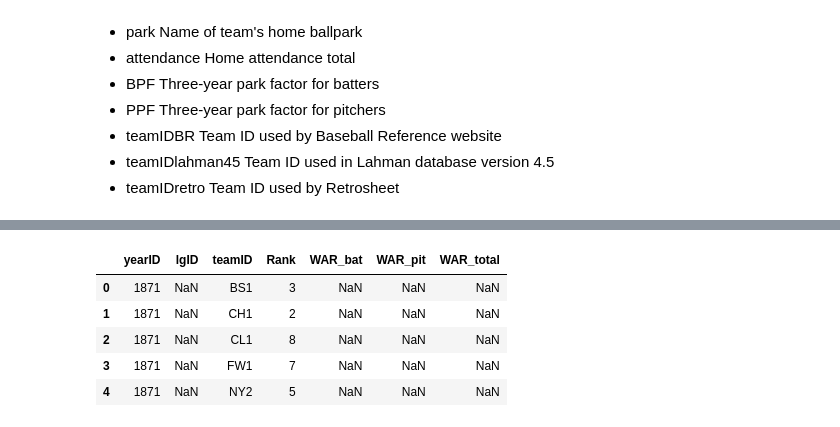
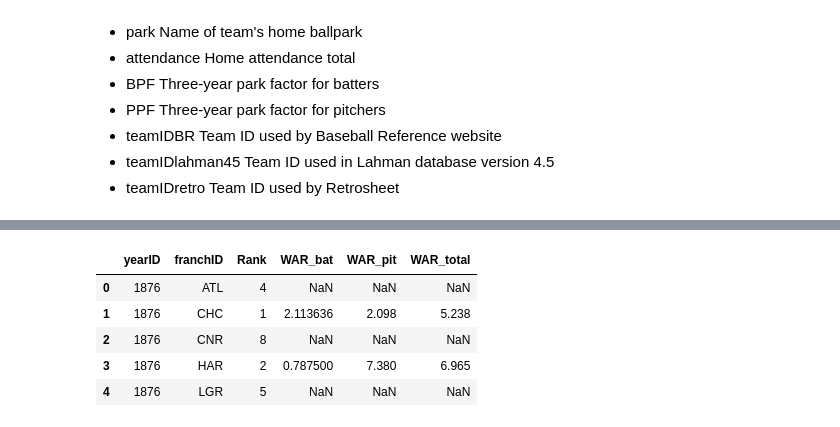
Before and after one commit to ghelms/MoneyBall-2.0, a Jupyter notebook: teams.ipynb, the cells around one changed output, grey strips where cells are left out. Drawn from its saved outputs; the diff is of its cells as text; code cells hidden in the pictures.

```diff
--- a/teams.ipynb
+++ b/teams.ipynb
@@ -95,42 +83,49 @@ player.head()
 # %%
-def create_team_war(teams, player, cols):
+def agg_player_to_team_stats(teams, player, cols):
     """
     Creates a new dataframe with the an aggregated WAR score for each team for each year
 
     Parameters
     ----------
     teams : DataFrame
         DataFrame containing the team information per year
     player : DataFrame
         DataFrame containing the player information such as WAR, salary, height etc.
     cols : list
         List of columns to aggregate in the player dataframe
 
     Returns
     -------
     DataFrame
         DataFrame containing the aggregated WAR score for each team for each year
     """
+    # Filter out by NL
+    teams = teams[teams["lgID"] == "NL"]
     # Team columns to keep
-    team_cols = ["yearID","lgID","teamID", "Rank"]
+    team_cols = ["yearID","teamID","franchID", "Rank"]
     teams = teams[team_cols]
 
-    # Group by team and year and aggregate the cols by mean
-    team_war = player.groupby(["yearID", "teamID"])[cols].mean().reset_index()
+    # Rename player col teamID to franchID
+    player = player.rename(columns={"teamID":"franchID"})
+    # Group by team and year and aggregate the cols by mean and ignore the NA values
+    team_war = player.groupby(["yearID", "franchID"])[cols].mean().reset_index()
 
     # Merge the teams with the team_war
-    team_war = pd.merge(teams, team_war, on=["yearID", "teamID"], how="left")
+    team_war = pd.merge(teams, team_war, on=["yearID", "franchID"], how="left")
+
+    # Filter out the years before 1985
+    #team_war = team_war[team_war["yearID"] >= 1985]
 
     return team_war
 
 
 cols = ["WAR_bat", "WAR_pit","WAR_total"]
-team_war = create_team_war(teams, player, cols)
+team_war = agg_player_to_team_stats(teams, player, cols)
 team_war.head()
 # %% [output]
-|  | yearID | lgID | teamID | Rank | WAR_bat | WAR_pit | WAR_total |
-| 0 | 1871 | NaN | BS1 | 3 | NaN | NaN | NaN |
-| 1 | 1871 | NaN | CH1 | 2 | NaN | NaN | NaN |
-| 2 | 1871 | NaN | CL1 | 8 | NaN | NaN | NaN |
-| 3 | 1871 | NaN | FW1 | 7 | NaN | NaN | NaN |
-| 4 | 1871 | NaN | NY2 | 5 | NaN | NaN | NaN |
+|  | yearID | franchID | Rank | WAR_bat | WAR_pit | WAR_total |
+| 0 | 1876 | ATL | 4 | NaN | NaN | NaN |
+| 1 | 1876 | CHC | 1 | 2.113636 | 2.098 | 5.238 |
+| 2 | 1876 | CNR | 8 | NaN | NaN | NaN |
+| 3 | 1876 | HAR | 2 | 0.787500 | 7.380 | 6.965 |
+| 4 | 1876 | LGR | 5 | NaN | NaN | NaN |
```
Also changed, not shown: parts of 14 cells of this notebook, 1 other file.
